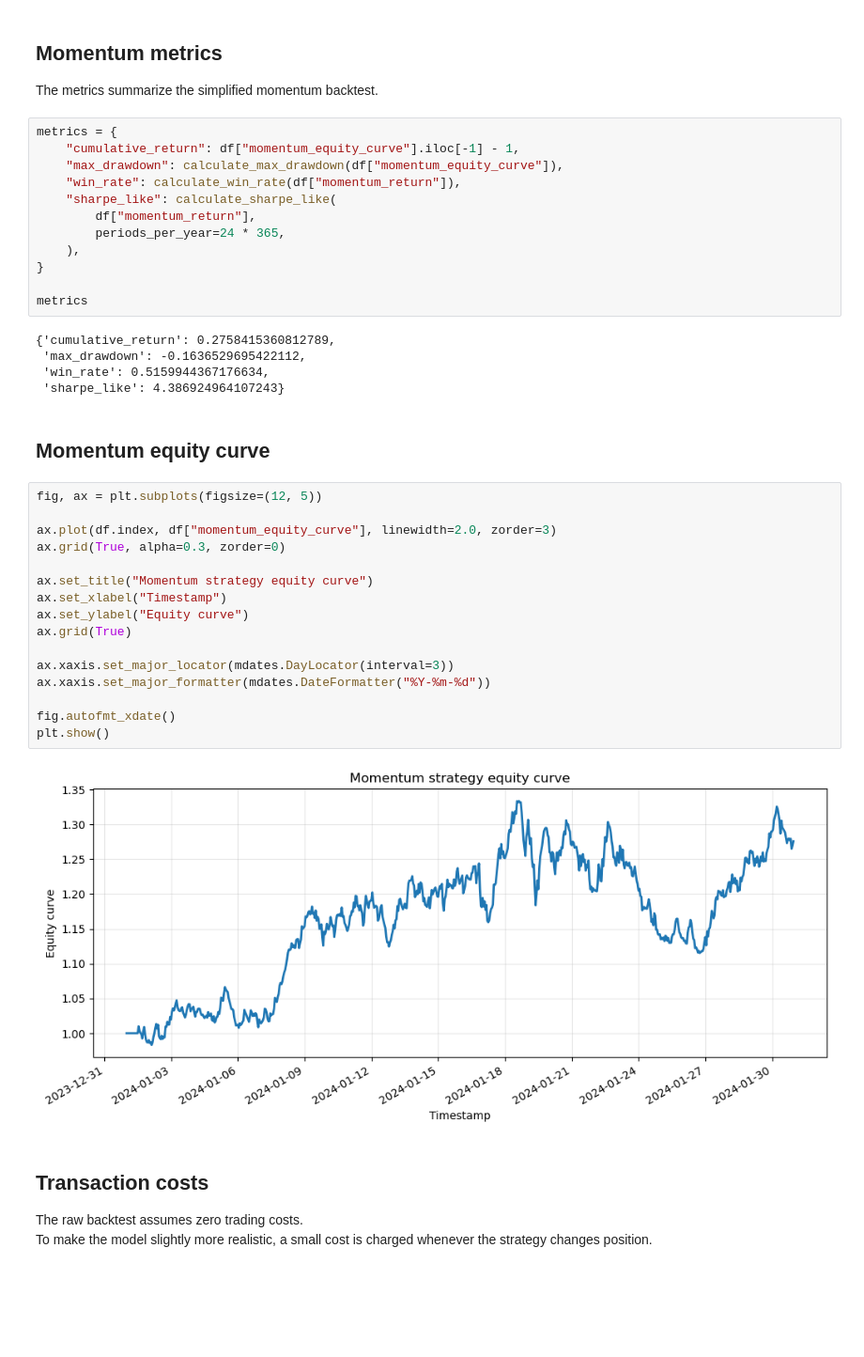
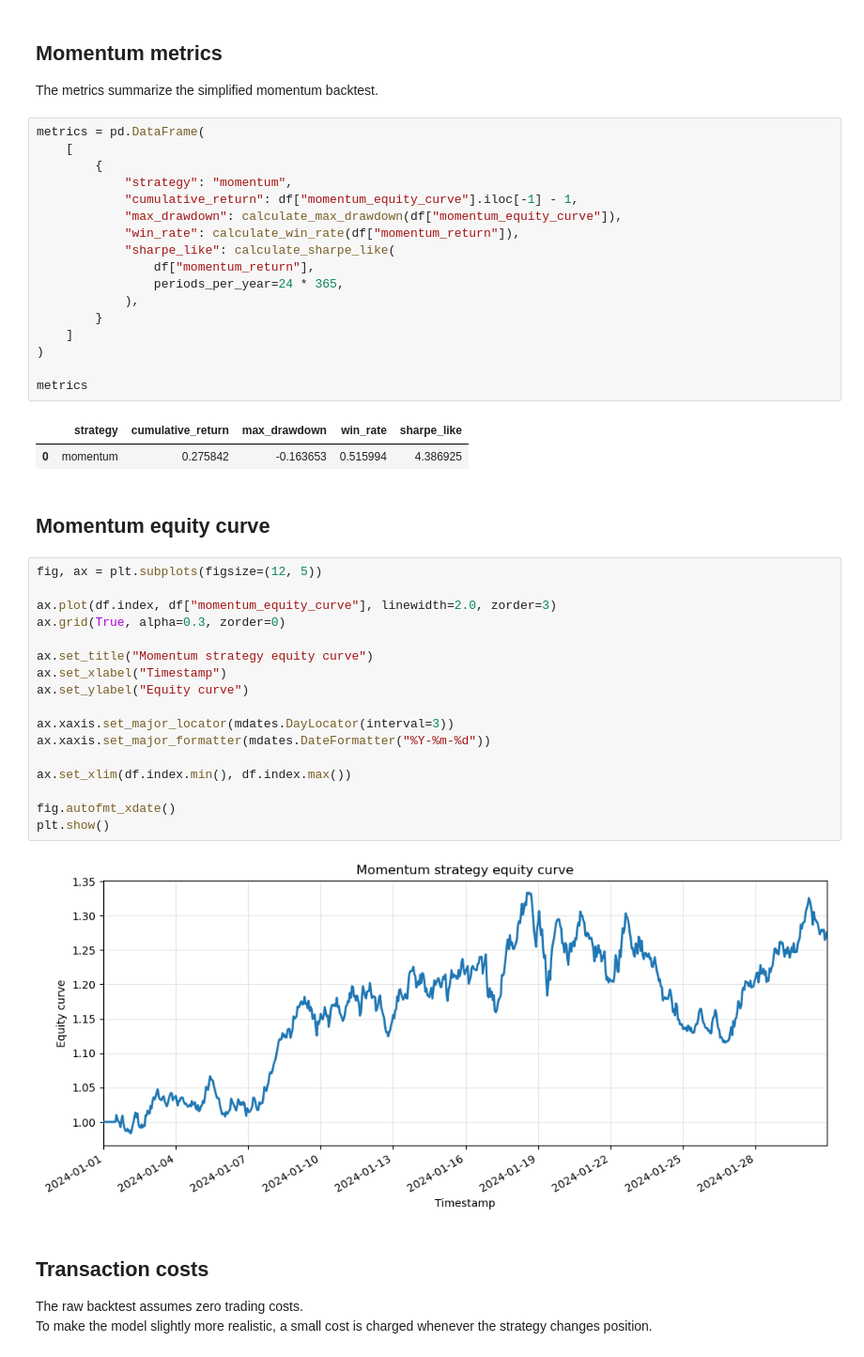
Before and after one commit to Piotr-Gala/market-signal-lab, a Jupyter notebook: notebooks/market_signal_analysis_volatile_sample.ipynb, the cells around one changed output. Shown at 94% size. Drawn from its saved outputs; the diff is of its cells as text; blank space fills up the shorter version.

```diff
--- a/notebooks/market_signal_analysis_volatile_sample.ipynb
+++ b/notebooks/market_signal_analysis_volatile_sample.ipynb
@@ -184,42 +188,46 @@ df[["return", "momentum_position", "momentum_return", "momentum_equity_curve"]].
 
 The metrics summarize the simplified momentum backtest.
 # %%
-metrics = {
-    "cumulative_return": df["momentum_equity_curve"].iloc[-1] - 1,
-    "max_drawdown": calculate_max_drawdown(df["momentum_equity_curve"]),
-    "win_rate": calculate_win_rate(df["momentum_return"]),
-    "sharpe_like": calculate_sharpe_like(
-        df["momentum_return"],
-        periods_per_year=24 * 365,
-    ),
-}
+metrics = pd.DataFrame(
+    [
+        {
+            "strategy": "momentum",
+            "cumulative_return": df["momentum_equity_curve"].iloc[-1] - 1,
+            "max_drawdown": calculate_max_drawdown(df["momentum_equity_curve"]),
+            "win_rate": calculate_win_rate(df["momentum_return"]),
+            "sharpe_like": calculate_sharpe_like(
+                df["momentum_return"],
+                periods_per_year=24 * 365,
+            ),
+        }
+    ]
+)
 
 metrics
 # %% [output]
-{'cumulative_return': 0.2758415360812789,
- 'max_drawdown': -0.1636529695422112,
- 'win_rate': 0.5159944367176634,
- 'sharpe_like': 4.386924964107243}
+|  | strategy | cumulative_return | max_drawdown | win_rate | sharpe_like |
+| 0 | momentum | 0.275842 | -0.163653 | 0.515994 | 4.386925 |
 # %% [markdown]
 ## Momentum equity curve
 # %%
 fig, ax = plt.subplots(figsize=(12, 5))
 
 ax.plot(df.index, df["momentum_equity_curve"], linewidth=2.0, zorder=3)
 ax.grid(True, alpha=0.3, zorder=0)
 
 ax.set_title("Momentum strategy equity curve")
 ax.set_xlabel("Timestamp")
 ax.set_ylabel("Equity curve")
-ax.grid(True)
 
 ax.xaxis.set_major_locator(mdates.DayLocator(interval=3))
 ax.xaxis.set_major_formatter(mdates.DateFormatter("%Y-%m-%d"))
 
+ax.set_xlim(df.index.min(), df.index.max())
+
 fig.autofmt_xdate()
 plt.show()
 # %% [output]
-[figure, old version]
+[figure, new version]
 # %% [markdown]
 ## Transaction costs
 
```
Also changed, not shown: parts of 14 cells of this notebook.
